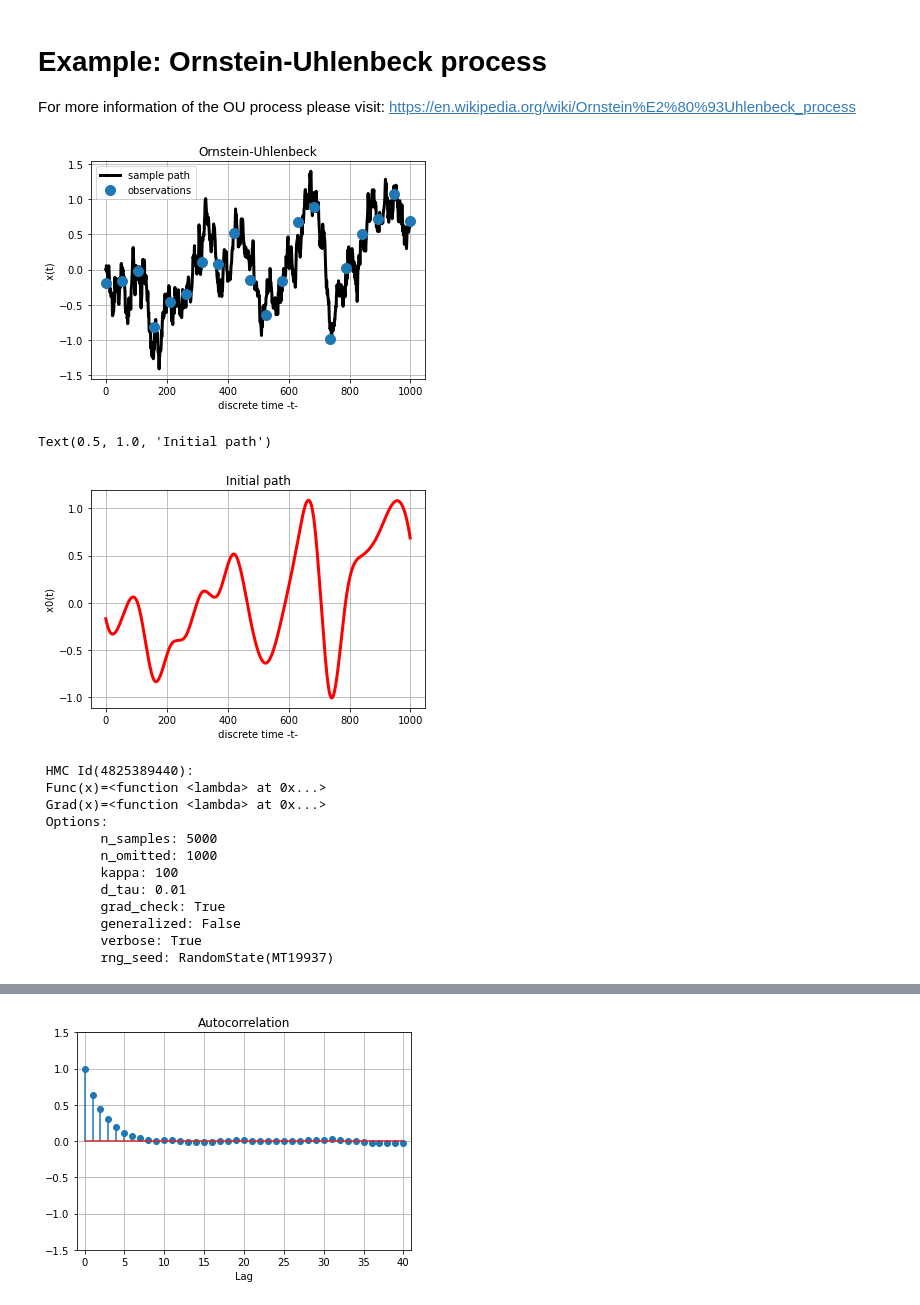
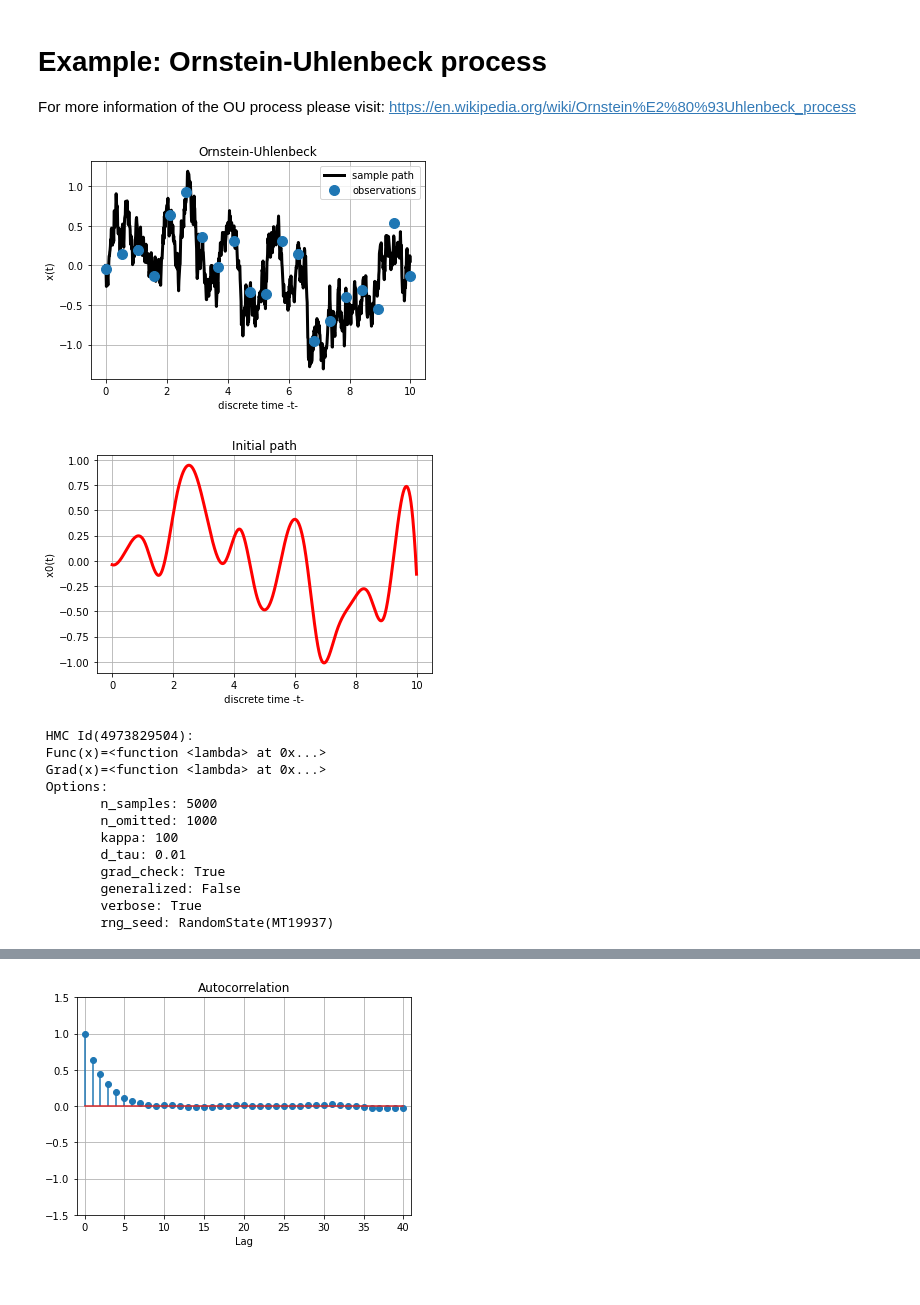
Before and after one commit to vrettasm/HamiltonianMonteCarlo, a Jupyter notebook: example_ornstein_uhlenbeck.ipynb, the cells around one changed output, grey strips where cells are left out. Cells and saved outputs as stored; diff of their text form; code cells hidden in the pictures.

```diff
--- a/example_ornstein_uhlenbeck.ipynb
+++ b/example_ornstein_uhlenbeck.ipynb
@@ -126,11 +150,11 @@ p_theta = 2.0
 # Time-discretisations.
 t0, tf, dt = 0, 10, 0.01
 
+# Create the (artificial) true trajectory.
+Tk, Xt = path_OU(t0, tf, dt, p_sigma, p_theta)
+
 # Number of discrete time-points.
-n_dim = np.arange(t0, tf, dt).size
-
-# Create the (artificial) true trajectory.
-Xt = path_OU(t0, tf, dt, p_sigma, p_theta)
+n_dim = Tk.size
 # %%
 # Define the number of observations per time unit.
 n_obs = 2
@@ -141,8 +165,9 @@ p_obs = 0.04
 # Total number of observations.
 total_obs = np.abs(tf-t0)*n_obs
 
-# Find the indexes. Assume the observations are equally spaced.
-indices = np.linspace(1, Xt.size-1, num=total_obs, dtype=int)
+# Find the indexes. Assume the observations are equally spaced
+# and avoid putting observatiobs in the first and final times.
+indices = np.linspace(1, n_dim-1, num=total_obs, dtype=int)
 
 # Collect the observations from the current path (trajectory).
 obs = np.take(Xt, indices)
@@ -151,13 +176,13 @@ obs = np.take(Xt, indices)
 obs += np.sqrt(p_obs)*np.random.randn(obs.size)
 # %%
 # Plot the path and the noisy observations.
-plt.plot(Xt, 'k', label="sample path", linewidth=3)
-plt.plot(indices, obs, 'o', markersize=10, label="observations")
+plt.plot(Tk, Xt, 'k', label="sample path", linewidth=3)
+plt.plot(indices*dt, obs, 'o', markersize=10, label="observations")
 plt.grid(True)
 plt.xlabel(" discrete time -t- ")
 plt.ylabel(" x(t) ")
 plt.title("Ornstein-Uhlenbeck")
 plt.legend();
 # %% [output]
-[figure, old version]
+[figure, new version]
 # %%
@@ -169,6 +195,6 @@ x0 = splev(np.arange(t0, tf, dt), B_spl)
 # %%
 # Plot the initial sample path.
-plt.plot(x0, 'r', linewidth=3)
+plt.plot(Tk, x0, 'r', linewidth=3)
 
 plt.grid(True)
 
@@ -178,22 +204,20 @@ plt.ylabel(" x0(t) ")
 
 plt.title("Initial path");
 # %% [output]
-Text(0.5, 1.0, 'Initial path')
-[figure, old version]
+[figure, new version]
 # %%
 # Function handles.
-_func = lambda x: Epot_OU(x, func_OU, n_dim, p_obs, p_theta, p_sigma, n_obs, indices, obs, dt)
+_func = lambda x: Epot_OU(x, func_OU, n_dim, p_obs, p_theta, p_sigma, dt, indices, obs, n_obs)
 _grad = lambda x: grad_OU(x, n_dim, p_obs, p_theta, p_sigma, dt, indices, obs)
 
 # Create an HMC object.
-oup_hmc = HMC(_func, _grad, n_omitted=1000, n_samples=5000,
-              verbose=True, grad_check=True, rng_seed=911,
-              kappa=100, d_tau=0.01)
+hmc_OU = HMC(_func, _grad, n_omitted=1000, n_samples=5000, verbose=True,
+             grad_check=True, rng_seed=911, kappa=100, d_tau=0.01)
 
 # Print out the settings.
-print(oup_hmc)
+print(hmc_OU)
 # %% [output]
- HMC Id(4825389440):
+ HMC Id(4973829504):
  Func(x)=<function <lambda> at 0x...>
  Grad(x)=<function <lambda> at 0x...>
  Options:
```
Also changed, not shown: parts of 8 cells of this notebook, 2 other files.
